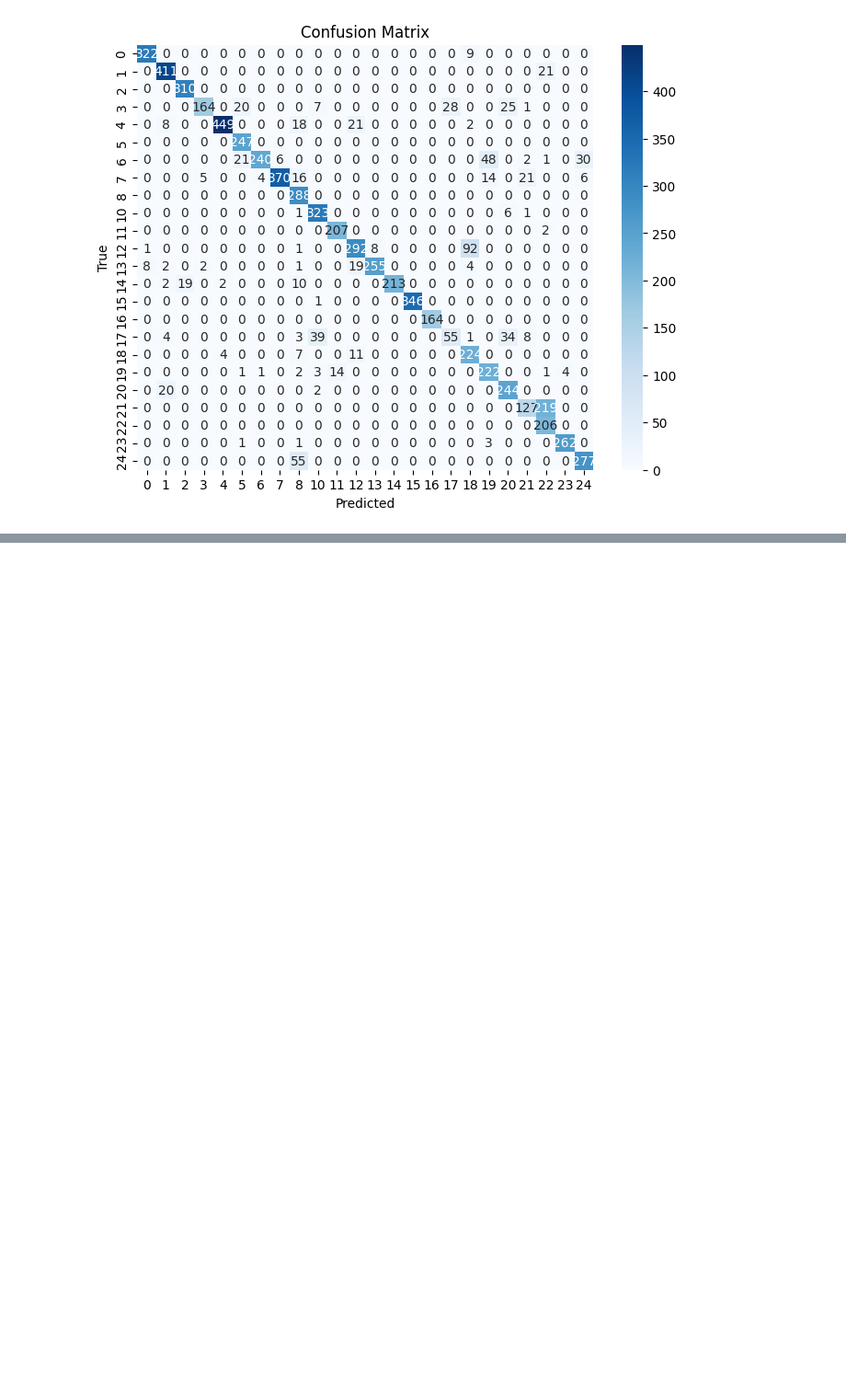
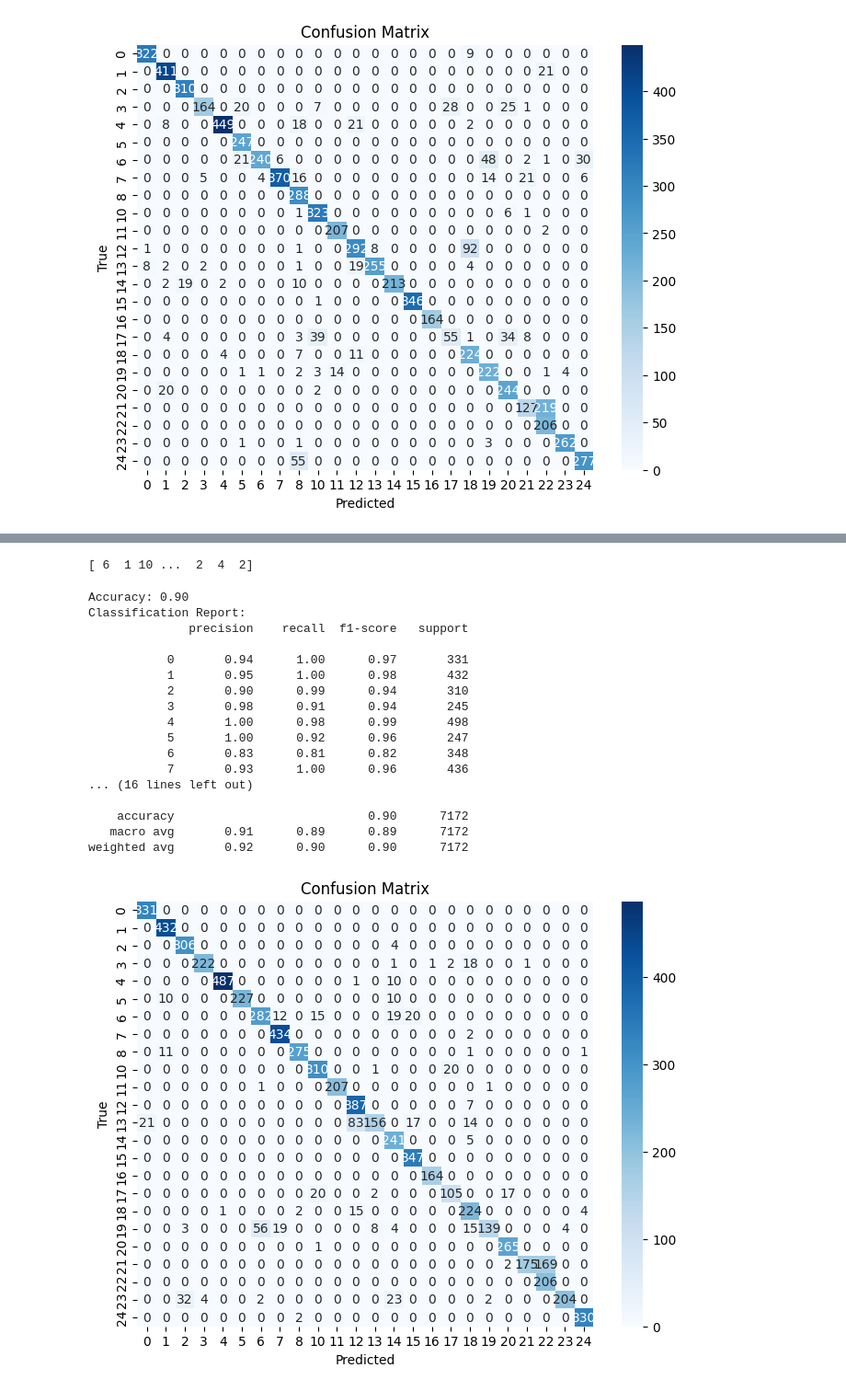
Before and after one commit to damodaramPv/ML_project, a Jupyter notebook: Project_Phase1.ipynb, the cells around one changed output, grey strips where cells are left out. Shown at 92% size. Cells and saved outputs as stored; diff of their text form; code cells hidden in the pictures; blank space fills up the shorter version.

```diff
--- a/Project_Phase1.ipynb
+++ b/Project_Phase1.ipynb
@@ -399,0 +467,3 @@ weighted avg       0.89      0.87      0.86      7172
+# %%
+predictions3 = model3.predict(x_test)
+predicted_labels3 = np.argmax(predictions3, axis=1)
@@ -399,0 +472,40 @@ weighted avg       0.89      0.87      0.86      7172
+# %%
+for i in range(len(predicted_labels3)):
+    if predicted_labels3[i] > 8:
+        predicted_labels3[i]+=1
+print(predicted_labels3)
+# %% [output]
+[ 6  1 10 ...  2  4  2]
+# %%
+true_labels3 = np.array(test_df['label'])
+accuracy3 = accuracy_score(true_labels3, predicted_labels3)
+cm3 = confusion_matrix(true_labels3, predicted_labels3)
+print(f'Accuracy: {accuracy3:.2f}')
+class_labels3 = [0,1,2,3,4,5,6,7,8,10,11,12,13,14,15,16,17,18,19,20,21,22,23,24]
+classification_rep3 = classification_report(true_labels3, predicted_labels3)
+print(f'Classification Report:\n{classification_rep3}')
+plt.figure(figsize=(8, 6))
+sns.heatmap(cm3, annot=True, fmt="d", cmap="Blues", xticklabels=class_labels3, yticklabels=class_labels3)
+plt.xlabel('Predicted')
+plt.ylabel('True')
+plt.title('Confusion Matrix')
+plt.show()
+# %% [output]
+Accuracy: 0.90
+Classification Report:
+              precision    recall  f1-score   support
+
+           0       0.94      1.00      0.97       331
+           1       0.95      1.00      0.98       432
+           2       0.90      0.99      0.94       310
+           3       0.98      0.91      0.94       245
+           4       1.00      0.98      0.99       498
+           5       1.00      0.92      0.96       247
+           6       0.83      0.81      0.82       348
+           7       0.93      1.00      0.96       436
+... (16 lines left out)
+
+    accuracy                           0.90      7172
+   macro avg       0.91      0.89      0.89      7172
+weighted avg       0.92      0.90      0.90      7172
+[figure, added]
```
Also changed, not shown: parts of 19 cells of this notebook, 2 other files.
